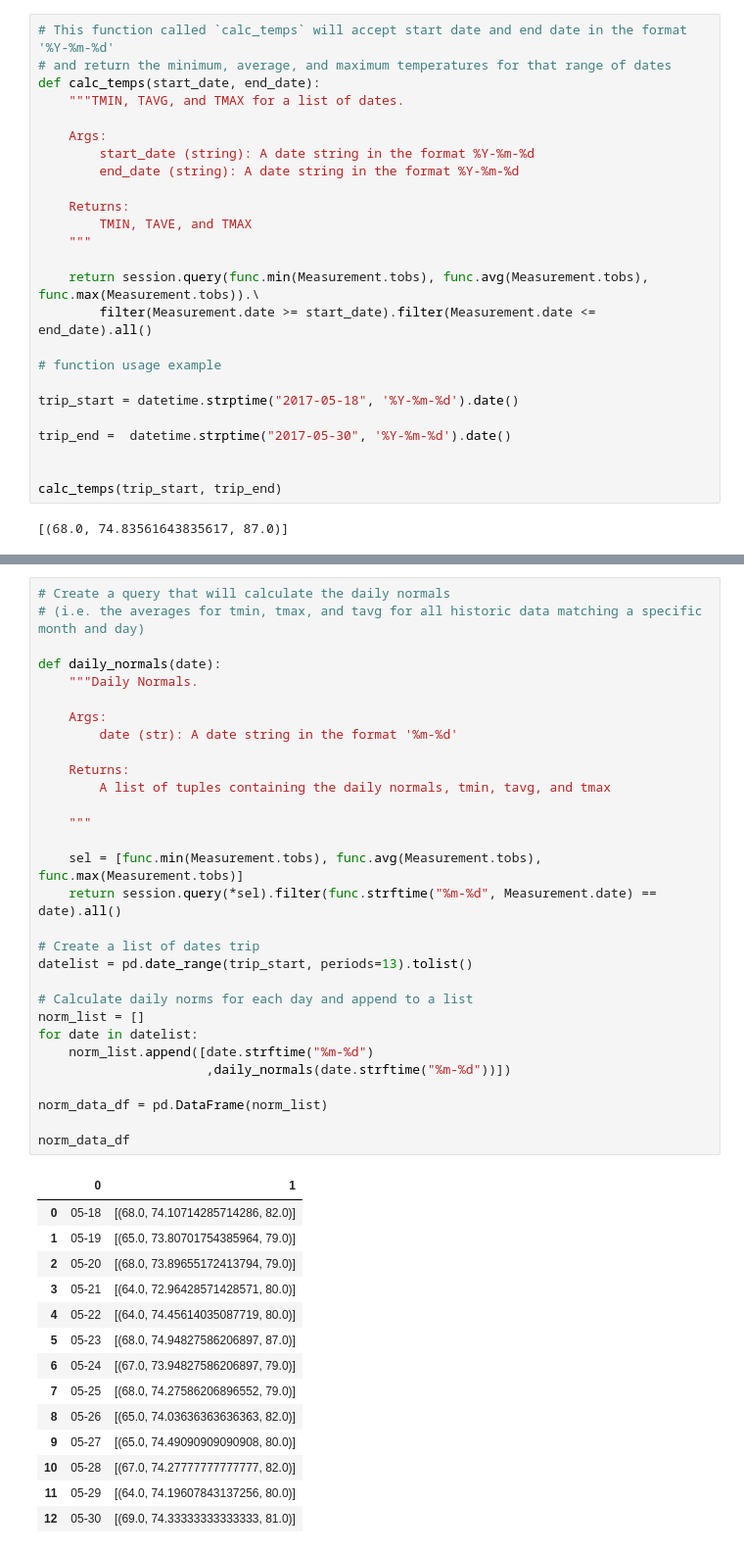
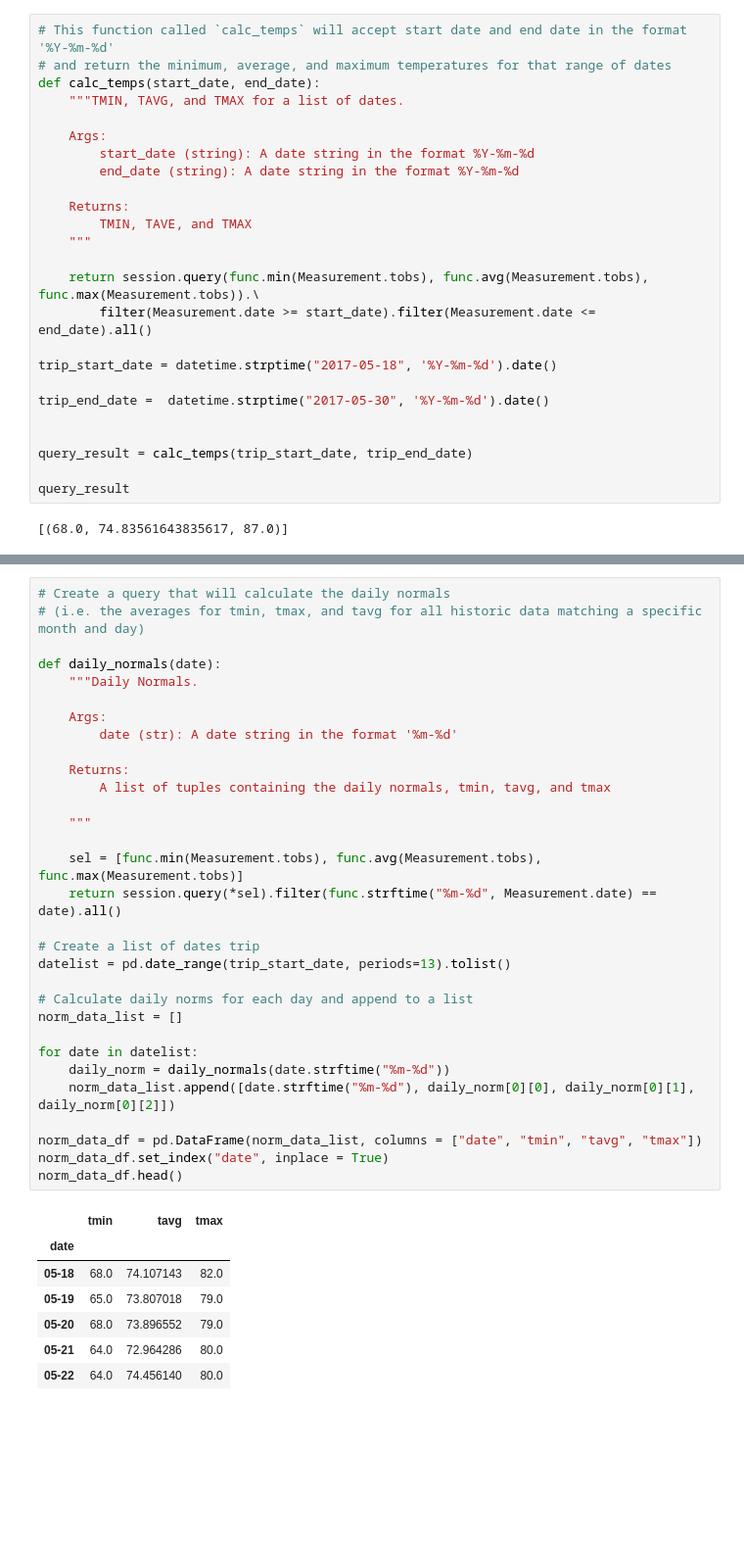
Before and after one commit to sbogdan-sb/Homework10, a Jupyter notebook: Hawaii_Climate.ipynb, the cells around one changed output, grey strips where cells are left out. Shown at 98% size. Cells and saved outputs as stored; diff of their text form; blank space fills up the shorter version.

```diff
--- a/Hawaii_Climate.ipynb
+++ b/Hawaii_Climate.ipynb
@@ -184,14 +170,14 @@ def calc_temps(start_date, end_date):
     return session.query(func.min(Measurement.tobs), func.avg(Measurement.tobs), func.max(Measurement.tobs)).\
         filter(Measurement.date >= start_date).filter(Measurement.date <= end_date).all()
 
-# function usage example
+trip_start_date = datetime.strptime("2017-05-18", '%Y-%m-%d').date()
 
-trip_start = datetime.strptime("2017-05-18", '%Y-%m-%d').date()
-
-trip_end =  datetime.strptime("2017-05-30", '%Y-%m-%d').date()
+trip_end_date =  datetime.strptime("2017-05-30", '%Y-%m-%d').date()
 
 
-calc_temps(trip_start, trip_end)
+query_result = calc_temps(trip_start_date, trip_end_date)
+
+query_result
 # %% [output]
 [(68.0, 74.83561643835617, 87.0)]
 # %%
@@ -243,45 +223,39 @@ session.query(Station.station, Station.name, Station.latitude, \
 # %%
 # Create a query that will calculate the daily normals
 # (i.e. the averages for tmin, tmax, and tavg for all historic data matching a specific month and day)
 
 def daily_normals(date):
     """Daily Normals.
 
     Args:
         date (str): A date string in the format '%m-%d'
 
     Returns:
         A list of tuples containing the daily normals, tmin, tavg, and tmax
 
     """
 
     sel = [func.min(Measurement.tobs), func.avg(Measurement.tobs), func.max(Measurement.tobs)]
     return session.query(*sel).filter(func.strftime("%m-%d", Measurement.date) == date).all()
 
 # Create a list of dates trip
-datelist = pd.date_range(trip_start, periods=13).tolist()
+datelist = pd.date_range(trip_start_date, periods=13).tolist()
 
 # Calculate daily norms for each day and append to a list
-norm_list = []
+norm_data_list = []
+
 for date in datelist:
-    norm_list.append([date.strftime("%m-%d")
-                      ,daily_normals(date.strftime("%m-%d"))])
+    daily_norm = daily_normals(date.strftime("%m-%d"))
+    norm_data_list.append([date.strftime("%m-%d"), daily_norm[0][0], daily_norm[0][1], daily_norm[0][2]])
 
-norm_data_df = pd.DataFrame(norm_list)
-
-norm_data_df
+norm_data_df = pd.DataFrame(norm_data_list, columns = ["date", "tmin", "tavg", "tmax"])
+norm_data_df.set_index("date", inplace = True)
+norm_data_df.head()
 # %% [output]
-|  | 0 | 1 |
-| 0 | 05-18 | [(68.0, 74.10714285714286, 82.0)] |
-| 1 | 05-19 | [(65.0, 73.80701754385964, 79.0)] |
-| 2 | 05-20 | [(68.0, 73.89655172413794, 79.0)] |
-| 3 | 05-21 | [(64.0, 72.96428571428571, 80.0)] |
-| 4 | 05-22 | [(64.0, 74.45614035087719, 80.0)] |
-| 5 | 05-23 | [(68.0, 74.94827586206897, 87.0)] |
-| 6 | 05-24 | [(67.0, 73.94827586206897, 79.0)] |
-| 7 | 05-25 | [(68.0, 74.27586206896552, 79.0)] |
-| 8 | 05-26 | [(65.0, 74.03636363636363, 82.0)] |
-| 9 | 05-27 | [(65.0, 74.49090909090908, 80.0)] |
-| 10 | 05-28 | [(67.0, 74.27777777777777, 82.0)] |
-| 11 | 05-29 | [(64.0, 74.19607843137256, 80.0)] |
-| 12 | 05-30 | [(69.0, 74.33333333333333, 81.0)] |
+|  | tmin | tavg | tmax |
+| date |  |  |  |
+| 05-18 | 68.0 | 74.107143 | 82.0 |
+| 05-19 | 65.0 | 73.807018 | 79.0 |
+| 05-20 | 68.0 | 73.896552 | 79.0 |
+| 05-21 | 64.0 | 72.964286 | 80.0 |
+| 05-22 | 64.0 | 74.456140 | 80.0 |
```
Also changed, not shown: parts of 11 cells of this notebook, 3 other files.
